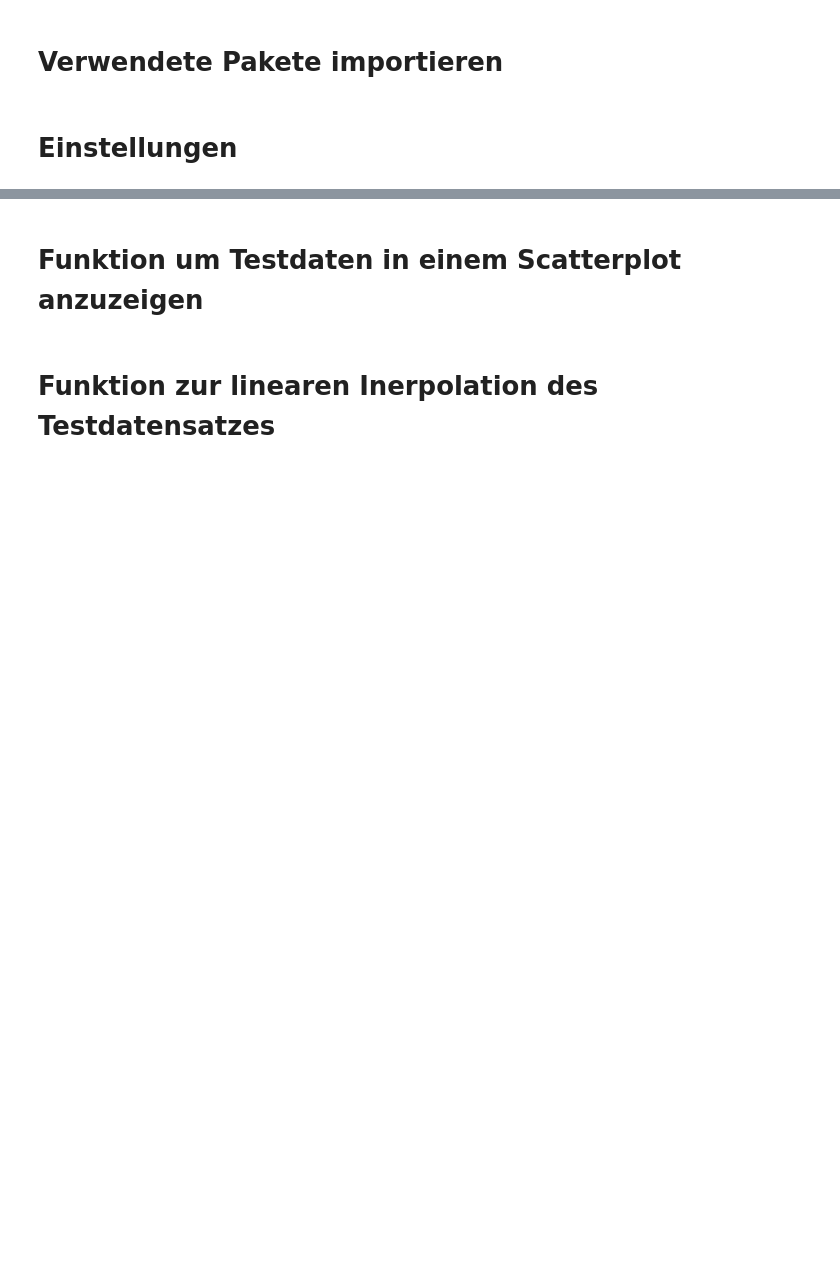
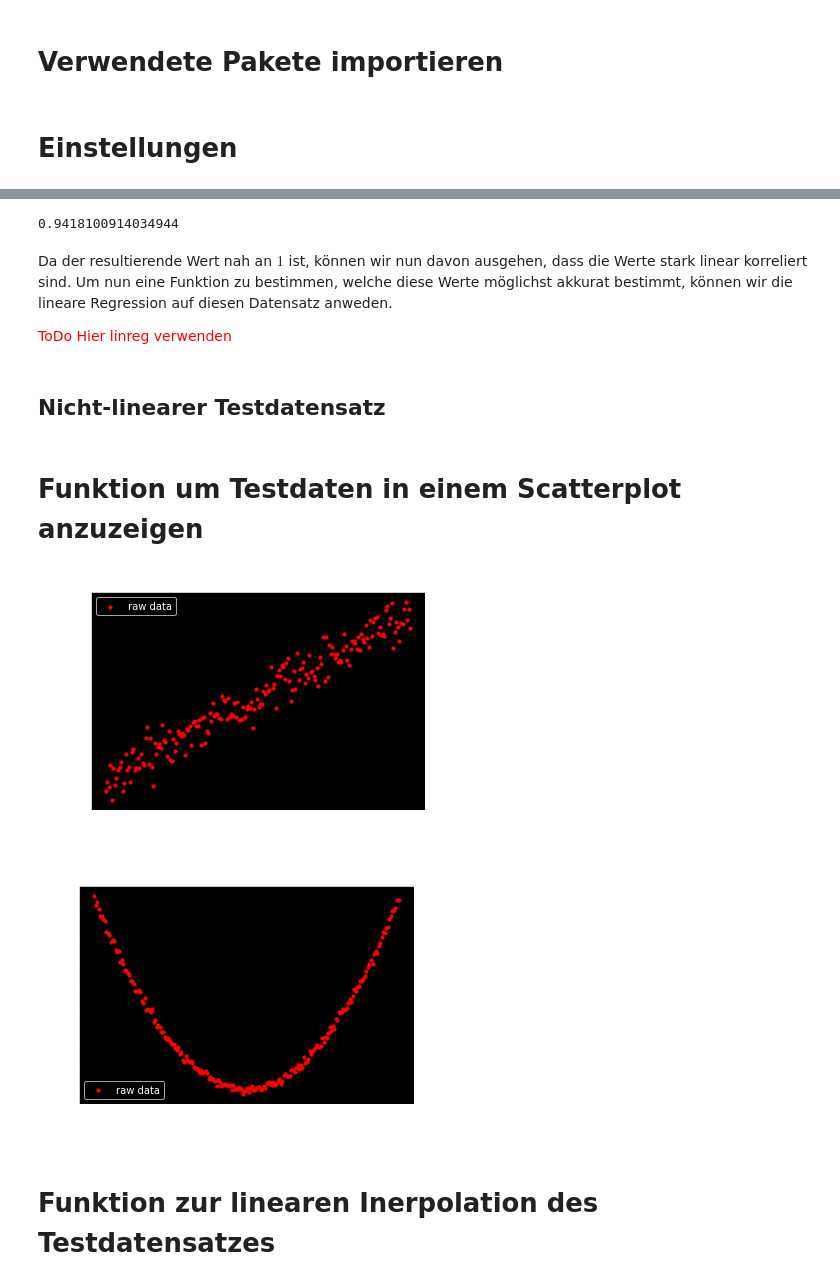
Before and after one commit to TillWege/Angewandte-Statistik, a Jupyter notebook: Paper.ipynb, the cells around one changed output, grey strips where cells are left out. Drawn from its saved outputs; the diff is of its cells as text; code cells hidden in the pictures; blank space fills up the shorter version.

```diff
--- a/Paper.ipynb
+++ b/Paper.ipynb
@@ -23,0 +87,9 @@ np.random.seed(498451668)
+# %%
+x_data = np.linspace(-10, 10, 200)
+
+def f_lin(x):
+    res = 0.75 * x + 1.1
+    res += np.random.normal(0, 1, x.shape)
+    return res
+
+y_data_lin = f_lin(x_data)
@@ -24,13 +98,36 @@ np.random.seed(498451668)
+# %%
+correlation(x_data, y_data_lin)
+# %% [output]
+0.9418100914034944
+# %% [markdown]
+Da der resultierende Wert nah an $1$ ist, können wir nun davon ausgehen, dass die Werte stark linear korreliert sind. Um nun eine Funktion zu bestimmen, welche diese Werte möglichst akkurat bestimmt, können wir die lineare Regression auf diesen Datensatz anweden.
+
+<font color='red'>ToDo Hier linreg verwenden</font>
+# %% [markdown]
+## Nicht-linearer Testdatensatz
+# %%
+def f_sqrd(x):
+    res = 0.75 * x**2 + 1.1
+    res += np.random.normal(0, 1, x.shape)
+    return res
+
+y_data_sqrd = f_sqrd(x_data)
 # %% [markdown]
 # Funktion um Testdaten in einem Scatterplot anzuzeigen
 # %%
 def scatter_plot(x_data, y_data):
     plt.title("Scatterplot")
     plt.xlabel("x axis data")
     plt.ylabel("y axis data")
     plt.scatter(x_data, y_data, c='red', s=10, label="raw data")
     plt.legend()
     plt.show()
+
+scatter_plot(x_data, y_data_lin)
+scatter_plot(x_data, y_data_sqrd)
+# %% [output]
+[figure, added]
+[figure, added]
 # %% [markdown]
 # Funktion zur linearen Inerpolation des Testdatensatzes
 # %%
```
Also changed, not shown: parts of 20 cells of this notebook.
